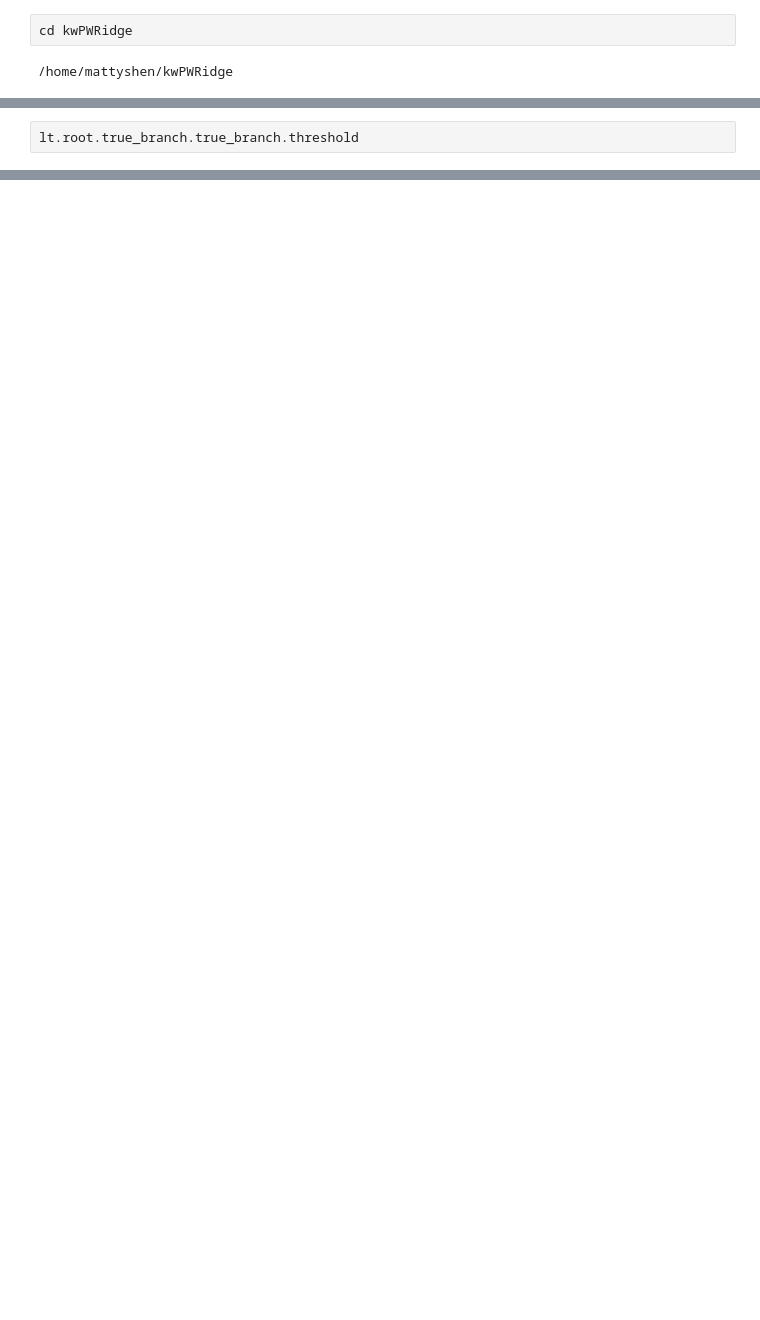
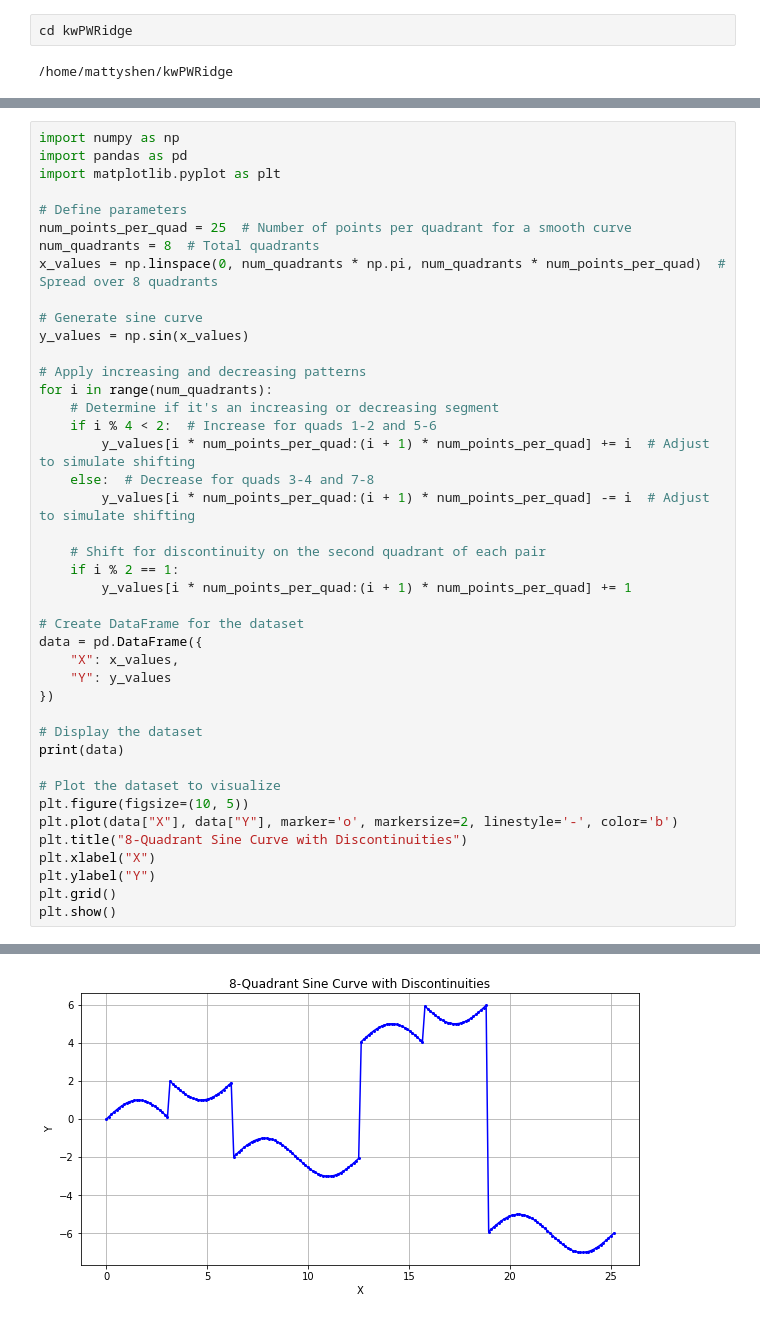
Before and after one commit to mattyshen/kwPWRidge, a Jupyter notebook: playground.ipynb, the cells around one changed output, grey strips where cells are left out. Saved outputs shown, nothing was run; the diff lists cells and outputs as text; blank space fills up the shorter version.

```diff
--- a/playground.ipynb
+++ b/playground.ipynb
@@ -165,3 +160,43 @@ Best alpha: 1, Best bandwidth: 0.05
 # %%
-lt.root.true_branch.true_branch.threshold
+import numpy as np
+import pandas as pd
+import matplotlib.pyplot as plt
+
+# Define parameters
+num_points_per_quad = 25  # Number of points per quadrant for a smooth curve
+num_quadrants = 8  # Total quadrants
+x_values = np.linspace(0, num_quadrants * np.pi, num_quadrants * num_points_per_quad)  # Spread over 8 quadrants
+
+# Generate sine curve
+y_values = np.sin(x_values)
+
+# Apply increasing and decreasing patterns
+for i in range(num_quadrants):
+    # Determine if it's an increasing or decreasing segment
+    if i % 4 < 2:  # Increase for quads 1-2 and 5-6
+        y_values[i * num_points_per_quad:(i + 1) * num_points_per_quad] += i  # Adjust to simulate shifting
+    else:  # Decrease for quads 3-4 and 7-8
+        y_values[i * num_points_per_quad:(i + 1) * num_points_per_quad] -= i  # Adjust to simulate shifting
+
+    # Shift for discontinuity on the second quadrant of each pair
+    if i % 2 == 1:
+        y_values[i * num_points_per_quad:(i + 1) * num_points_per_quad] += 1
+
+# Create DataFrame for the dataset
+data = pd.DataFrame({
+    "X": x_values,
+    "Y": y_values
+})
+
+# Display the dataset
+print(data)
+
+# Plot the dataset to visualize
+plt.figure(figsize=(10, 5))
+plt.plot(data["X"], data["Y"], marker='o', markersize=2, linestyle='-', color='b')
+plt.title("8-Quadrant Sine Curve with Discontinuities")
+plt.xlabel("X")
+plt.ylabel("Y")
+plt.grid()
+plt.show()
 # %% [output]
@@ -168,0 +217 @@ lt.root.true_branch.true_branch.threshold
+[figure, added]
```
Also changed, not shown: parts of 19 cells of this notebook, 2 other files.
